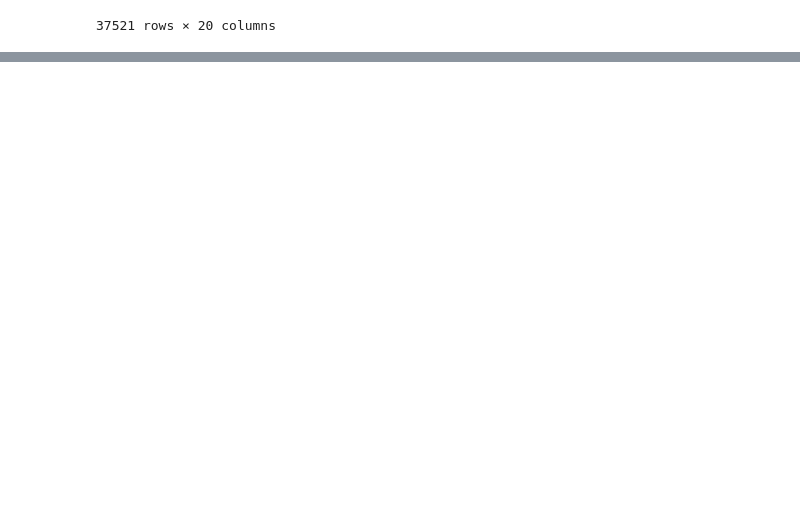
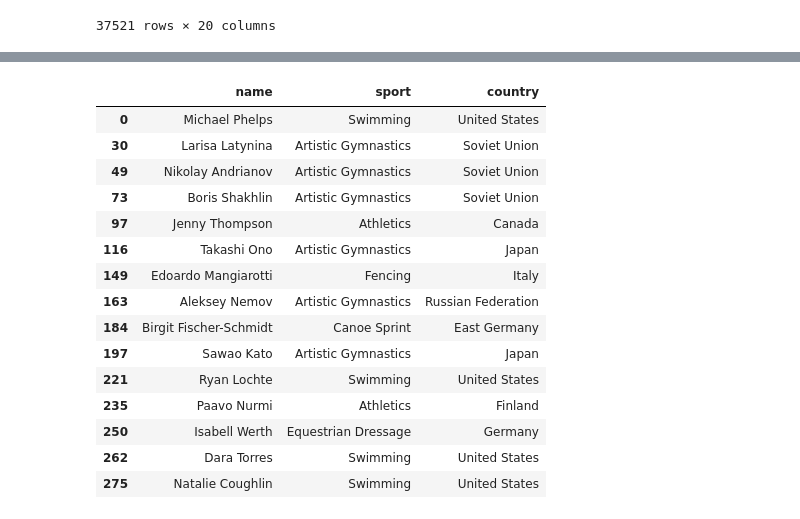
Before and after one commit to AditiKamble06/Olympics_analysis, a Jupyter notebook: olympics.ipynb, the cells around one changed output, grey strips where cells are left out. Cells and saved outputs as stored; diff of their text form; code cells hidden in the pictures; blank space fills up the shorter version.

```diff
--- a/olympics.ipynb
+++ b/olympics.ipynb
@@ -502,0 +512,2 @@ KeyError: 'medals'
+# %%
+temp_df=merged_df2.dropna(subset=['medal'])
@@ -502,0 +546,20 @@ KeyError: 'medals'
+# %%
+temp_df['name'].value_counts().reset_index().head(15).merge(merged_df2, left_on='name',right_on='name',how='left')[
+        [ 'name', 'sport', 'country']].drop_duplicates('name')
+# %% [output]
+|  | name | sport | country |
+| 0 | Michael Phelps | Swimming | United States |
+| 30 | Larisa Latynina | Artistic Gymnastics | Soviet Union |
+| 49 | Nikolay Andrianov | Artistic Gymnastics | Soviet Union |
+| 73 | Boris Shakhlin | Artistic Gymnastics | Soviet Union |
+| 97 | Jenny Thompson | Athletics | Canada |
+| 116 | Takashi Ono | Artistic Gymnastics | Japan |
+| 149 | Edoardo Mangiarotti | Fencing | Italy |
+| 163 | Aleksey Nemov | Artistic Gymnastics | Russian Federation |
+| 184 | Birgit Fischer-Schmidt | Canoe Sprint | East Germany |
+| 197 | Sawao Kato | Artistic Gymnastics | Japan |
+| 221 | Ryan Lochte | Swimming | United States |
+| 235 | Paavo Nurmi | Athletics | Finland |
+| 250 | Isabell Werth | Equestrian Dressage | Germany |
+| 262 | Dara Torres | Swimming | United States |
+| 275 | Natalie Coughlin | Swimming | United States |
```
Also changed, not shown: parts of 22 cells of this notebook, 19 other files.
